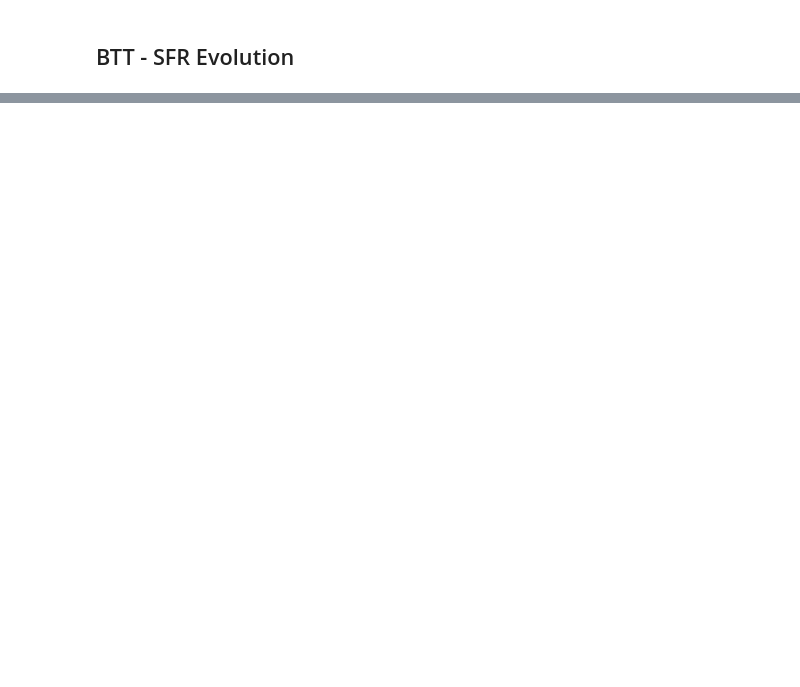
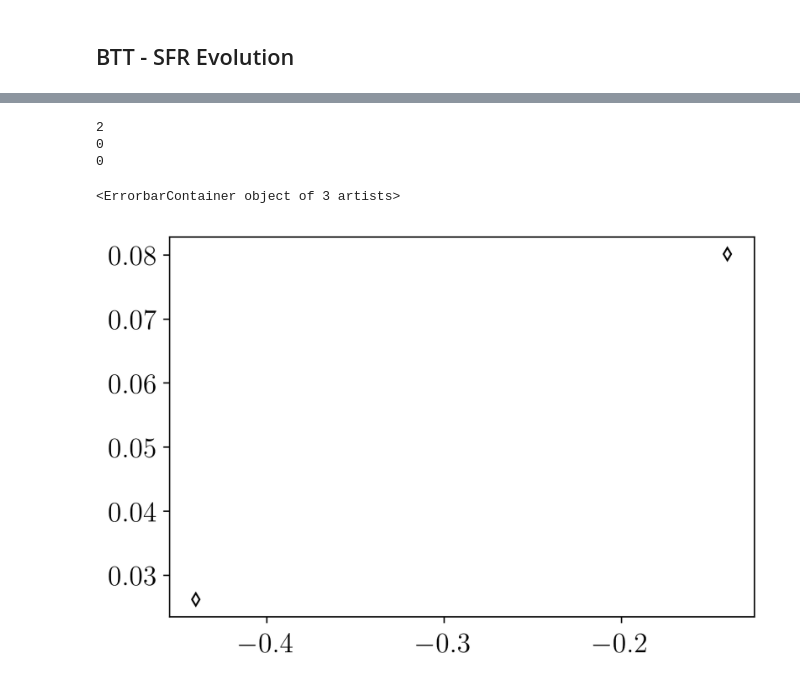
Before and after one commit to darrencroton/sage, a Jupyter notebook: analysis/dust-result.ipynb, the cells around one changed output, grey strips where cells are left out. Saved outputs shown, nothing was run; the diff lists cells and outputs as text; code cells hidden in the pictures; blank space fills up the shorter version.

```diff
--- a/analysis/dust-result.ipynb
+++ b/analysis/dust-result.ipynb
@@ -5320,3 +5354,53 @@ fig.text(0.65, 0.38, 'Hot dust-rich')
 fig.text(0.65, 0.21, 'Dust-poor')
 
 plt.savefig('plots/dfr-sfr-evol.png')
+# %%
+SFR_obs = np.array([-1.2, -0.5, 0.25, 0.38, -0.14, -0.44])
+Mstar_obs = np.array([10.92, 10.52, 10.58, 10.42, 9.7, 9.14])
+Mdust_obs = np.array([6.33, 6.38, 7, 7.28, 6.84, 6.07])
+T_obs = [-4.25, -2, 1.5, 4, 7, 9.25]
+logBD_obs = np.array([-0.54, -0.54, -0.34, -0.82, -1.06, -1.57])
+BD_obs = 10**logBD_obs
+BT_obs = BD_obs/(BD_obs+1)
+'''
+w = np.where((Mstar_obs > 10) & (Mstar_obs - Mdust_obs < 4) & (SFR_obs > -1))[0]
+print(len(w))
+SFR_obs_a = SFR_obs[w]
+BT_obs_a = BT_obs[w]
+plt.errorbar(SFR_obs_a, BT_obs_a, fmt='kd', markersize=5, mfc='white', label='Nersesian+19')
+
+w = np.where((Mstar_obs > 10) & (Mstar_obs - Mdust_obs < 4) & (SFR_obs < -1))[0]
+print(len(w))
+SFR_obs_b = SFR_obs[w]
+BT_obs_b = BT_obs[w]
+plt.errorbar(SFR_obs_b, BT_obs_b, fmt='bd', markersize=5, mfc='white', label='Nersesian+19')
+
+w = np.where((Mstar_obs > 10) & (Mstar_obs - Mdust_obs > 4))[0]
+print(len(w))
+SFR_obs_c = SFR_obs[w]
+BT_obs_c = BT_obs[w]
+plt.errorbar(SFR_obs_c, BT_obs_c, fmt='gd', markersize=5, mfc='white', label='Nersesian+19')
+'''
+w = np.where((Mstar_obs > 9) & (Mstar_obs < 10) & (Mstar_obs - Mdust_obs < 4) & (SFR_obs > -1))[0]
+print(len(w))
+SFR_obs_a = SFR_obs[w]
+BT_obs_a = BT_obs[w]
+plt.errorbar(SFR_obs_a, BT_obs_a, fmt='kd', markersize=5, mfc='white', label='Nersesian+19')
+
+w = np.where((Mstar_obs > 9)& (Mstar_obs < 10) & (Mstar_obs - Mdust_obs < 4) & (SFR_obs < -1))[0]
+print(len(w))
+SFR_obs_b = SFR_obs[w]
+BT_obs_b = BT_obs[w]
+plt.errorbar(SFR_obs_b, BT_obs_b, fmt='bd', markersize=5, mfc='white', label='Nersesian+19')
+
+w = np.where((Mstar_obs > 9) & (Mstar_obs < 10)& (Mstar_obs - Mdust_obs > 4))[0]
+print(len(w))
+SFR_obs_c = SFR_obs[w]
+BT_obs_c = BT_obs[w]
+plt.errorbar(SFR_obs_c, BT_obs_c, fmt='gd', markersize=5, mfc='white', label='Nersesian+19')
+# %% [output]
+2
+0
+0
+<ErrorbarContainer object of 3 artists>
+[figure, added]
```
Also changed, not shown: parts of 10 cells of this notebook.
